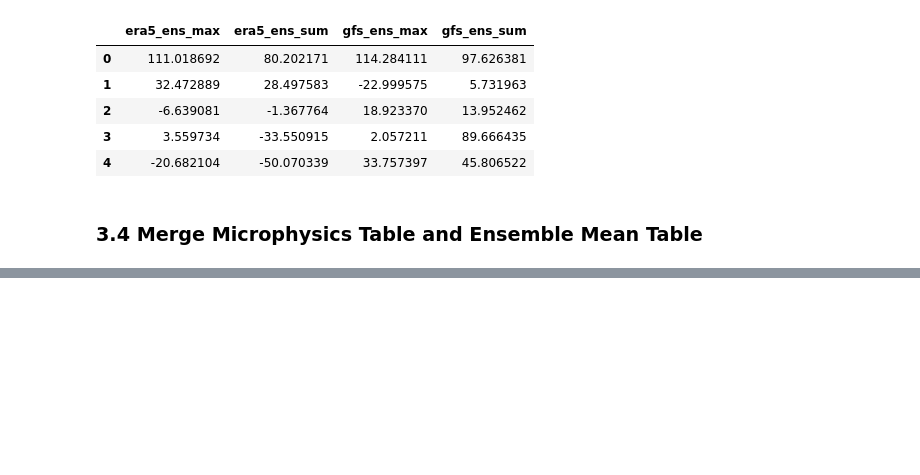
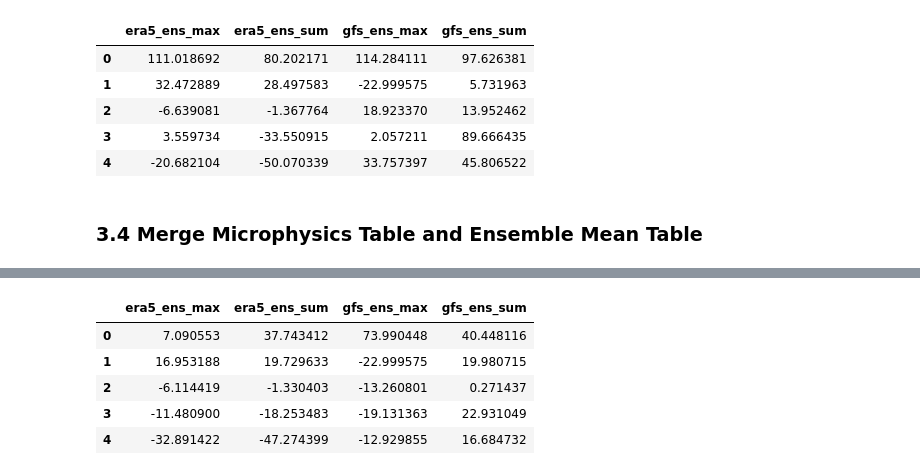
Before and after one commit to donmezkutay/Urban-Precipitation-Article-Istanbul, a Jupyter notebook: combined_precipitation_diff_urban_boundary.ipynb, the cells around one changed output, grey strips where cells are left out. Saved outputs shown, nothing was run; the diff lists cells and outputs as text; code cells hidden in the pictures; blank space fills up the shorter version.

```diff
--- a/combined_precipitation_diff_urban_boundary.ipynb
+++ b/combined_precipitation_diff_urban_boundary.ipynb
@@ -377,0 +400,7 @@ complete_table
+# %%
+# turn to pd df
+ens_pd_era5_max_perc_diff = pd.DataFrame(ens_era5_max_perc_diff)
+ens_pd_era5_sum_perc_diff = pd.DataFrame(ens_era5_sum_perc_diff)
+
+# concat max and sum df
+ens_era5_diff_pd = pd.concat([ens_pd_era5_max_perc_diff, ens_pd_era5_sum_perc_diff], axis=1)
@@ -377,0 +409,24 @@ complete_table
+# %%
+ens_gfs_max_perc_diff = {}
+ens_gfs_sum_perc_diff = {}
+
+# calculate max
+max_perc_diff = calculate_perc_diff(dt_5hourly_gfs_urban_ens,
+                                    dt_5hourly_gfs_nourban_ens,
+                                    gdf_ist, x_dims, y_dims,
+                                    method = 'max')
+# calculate sum
+sum_perc_diff = calculate_perc_diff(dt_5hourly_gfs_urban_ens,
+                                    dt_5hourly_gfs_nourban_ens,
+                                    gdf_ist, x_dims, y_dims,
+                                    method = 'sum')
+
+ens_gfs_max_perc_diff[fr'gfs_ens_max'] = max_perc_diff
+ens_gfs_sum_perc_diff[fr'gfs_ens_sum'] = sum_perc_diff
+# %%
+# turn to pd df
+ens_pd_gfs_max_perc_diff = pd.DataFrame(ens_gfs_max_perc_diff)
+ens_pd_gfs_sum_perc_diff = pd.DataFrame(ens_gfs_sum_perc_diff)
+
+# concat max and sum df
+ens_gfs_diff_pd = pd.concat([ens_pd_gfs_max_perc_diff, ens_pd_gfs_sum_perc_diff], axis=1)
@@ -377,0 +435,11 @@ complete_table
+# %%
+ens_diff_pd = pd.concat([ens_era5_diff_pd, ens_gfs_diff_pd], axis=1)
+# %%
+ens_diff_pd
+# %% [output]
+|  | era5_ens_max | era5_ens_sum | gfs_ens_max | gfs_ens_sum |
+| 0 | 7.090553 | 37.743412 | 73.990448 | 40.448116 |
+| 1 | 16.953188 | 19.729633 | -22.999575 | 19.980715 |
+| 2 | -6.114419 | -1.330403 | -13.260801 | 0.271437 |
+| 3 | -11.480900 | -18.253483 | -19.131363 | 22.931049 |
+| 4 | -32.891422 | -47.274399 | -12.929855 | 16.684732 |
```
Also changed, not shown: parts of 13 cells of this notebook.
